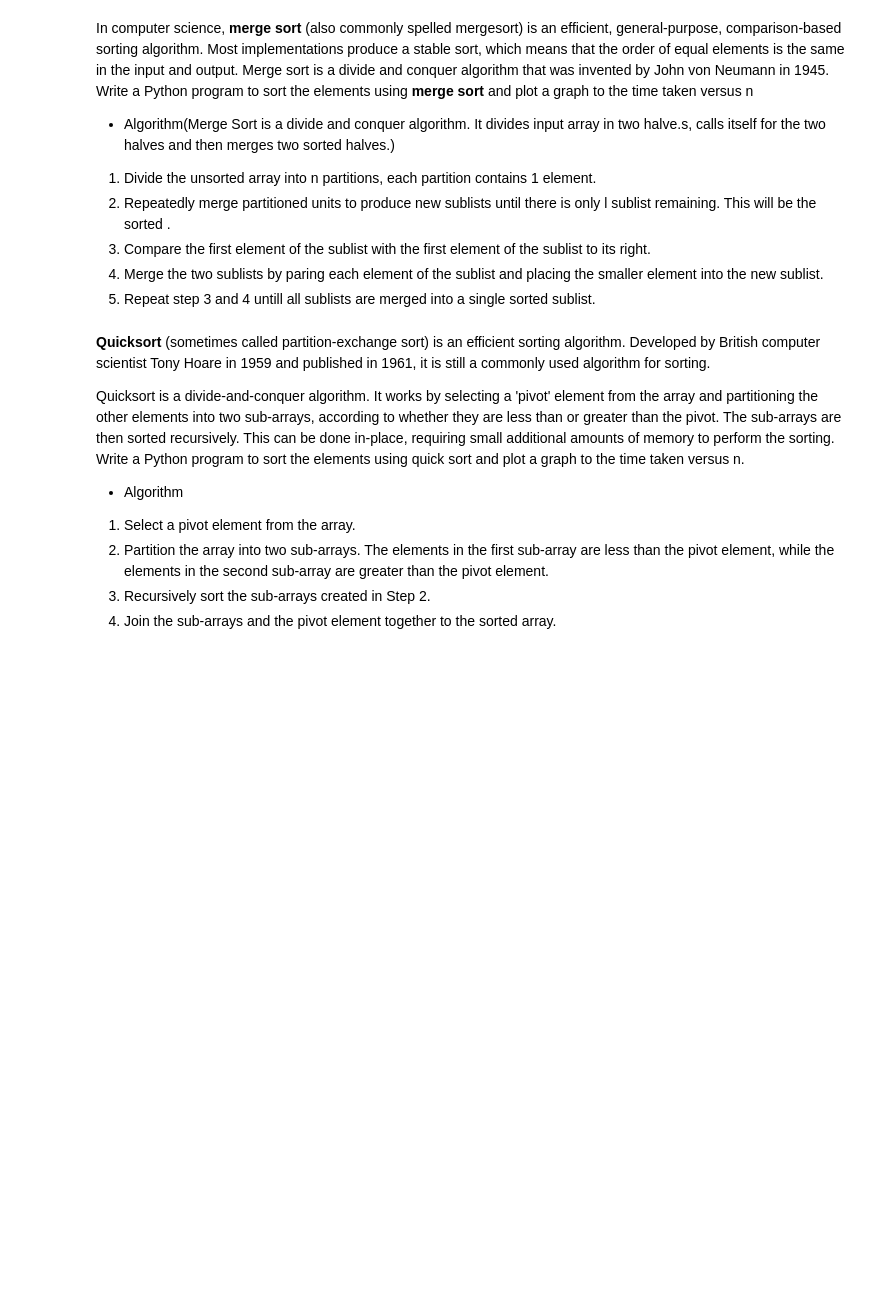
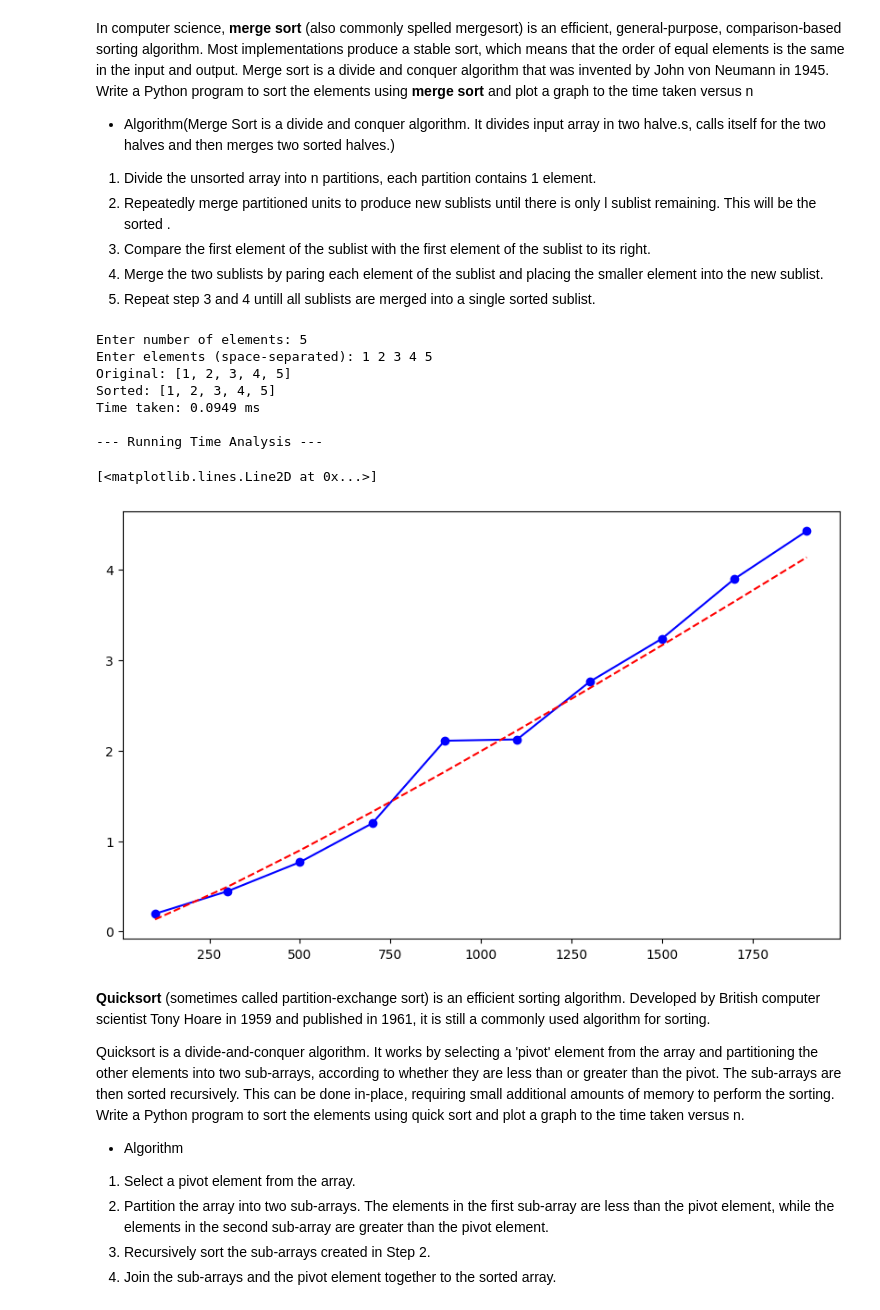
Before and after one commit to kirti-maker/APS, a Jupyter notebook: Lab_5.ipynb, the cells around one changed output. Cells and saved outputs as stored; diff of their text form; code cells hidden in the pictures; blank space fills up the shorter version.

```diff
--- a/Lab_5.ipynb
+++ b/Lab_5.ipynb
@@ -180,3 +88,78 @@ print("Best/Avg/Worst: O(n log n) time, O(n) space. Stable since 1945 (von Neuma
+# %%
+#write code for above cell and compute the running time and also plot graph.
+import time
+import random
+import matplotlib.pyplot as plt
+import numpy as np
+
+# --- Merge Sort Implementation ---
+def merge_sort(arr):
+    if len(arr) > 1:
+        mid = len(arr) // 2
+        left_half = arr[:mid]
+        right_half = arr[mid:]
+
+        # Recursive calls
+        merge_sort(left_half)
+        merge_sort(right_half)
+
+        # Merge step
+        i = j = k = 0
+        while i < len(left_half) and j < len(right_half):
+            if left_half[i] < right_half[j]:
+                arr[k] = left_half[i]
+                i += 1
+            else:
+                arr[k] = right_half[j]
+                j += 1
+            k += 1
+
+        # Copy remaining elements
+        while i < len(left_half):
+            arr[k] = left_half[i]
+            i += 1
+            k += 1
+        while j < len(right_half):
+            arr[k] = right_half[j]
+            j += 1
+            k += 1
+    return arr
+
+# --- Interactive input ---
+n = int(input("Enter number of elements: "))
+numbers = list(map(int, input("Enter elements (space-separated): ").split()))
+
+print("Original:", numbers)
+start = time.time()
+sorted_numbers = merge_sort(numbers.copy())
+end = time.time()
+print("Sorted:", sorted_numbers)
+print(f"Time taken: {(end - start)*1000:.4f} ms")
+
+# --- Runtime analysis & plot ---
+print("\n--- Running Time Analysis ---")
+sizes = np.arange(100, 2001, 200)  # test sizes from 100 to 2000
+times = []
+for size in sizes:
+    arr = [random.randint(0, 10000) for _ in range(size)]
+    start = time.time()
+    merge_sort(arr.copy())
+    end = time.time()
+    times.append((end - start) * 1000)  # ms
+
+plt.figure(figsize=(10, 6))
+plt.plot(sizes, times, 'bo-', label='Measured')
+plt.plot(sizes, (sizes*np.log2(sizes))/5000, 'r--', label='O(n log n) fit')  # scaled theoretical
+# %% [output]
+Enter number of elements: 5
+Enter elements (space-separated): 1 2 3 4 5
+Original: [1, 2, 3, 4, 5]
+Sorted: [1, 2, 3, 4, 5]
+Time taken: 0.0949 ms
+
+--- Running Time Analysis ---
+[<matplotlib.lines.Line2D at 0x...>]
+[figure, added]
 # %% [markdown]
 **Quicksort** (sometimes called partition-exchange sort) is an efficient sorting algorithm. Developed by British computer scientist Tony Hoare in 1959 and published in 1961, it is still a commonly used algorithm for sorting.
 
```
Also changed, not shown: parts of 7 cells of this notebook.
